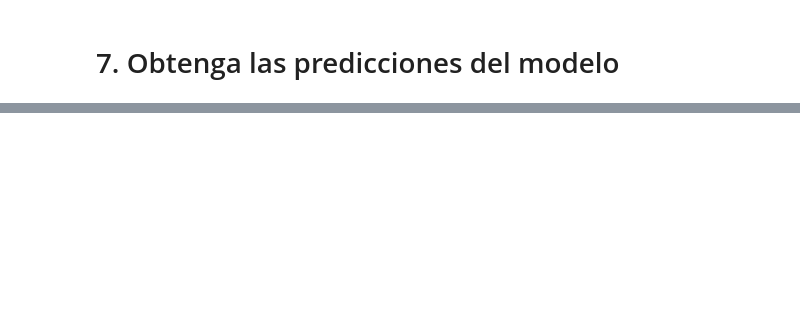
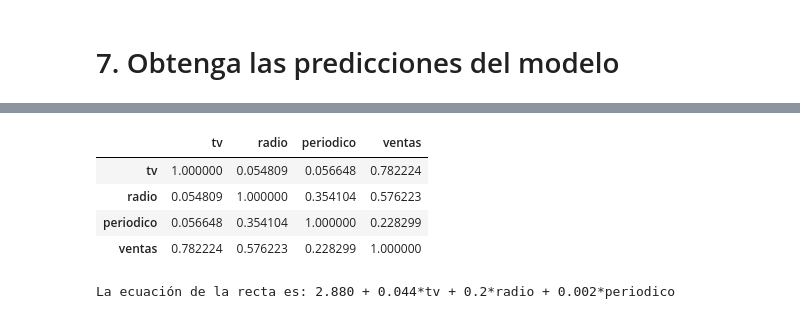
Before and after one commit to DiegoAvilarce/bootcamp-awakelab, a Jupyter notebook: ejercicio3_5.ipynb, the cells around one changed output, grey strips where cells are left out. Cells and saved outputs as stored; diff of their text form; code cells hidden in the pictures; blank space fills up the shorter version.

```diff
--- a/ejercicio3_5.ipynb
+++ b/ejercicio3_5.ipynb
@@ -249,0 +271,10 @@ axs[2].legend(['y', 'prediccion'])
+# %%
+# Generar matriz de correlación
+corr_matrix = datos.corr()
+corr_matrix
+# %% [output]
+|  | tv | radio | periodico | ventas |
+| tv | 1.000000 | 0.054809 | 0.056648 | 0.782224 |
+| radio | 0.054809 | 1.000000 | 0.354104 | 0.576223 |
+| periodico | 0.056648 | 0.354104 | 1.000000 | 0.228299 |
+| ventas | 0.782224 | 0.576223 | 0.228299 | 1.000000 |
@@ -249,0 +285,4 @@ axs[2].legend(['y', 'prediccion'])
+# %%
+print(f"La ecuación de la recta es: {modelo_lineal.intercept_:.3f} + {round(modelo_lineal.coef_[0],3)}*tv + {round(modelo_lineal.coef_[1],3)}*radio + {round(modelo_lineal.coef_[2],3)}*periodico")
+# %% [output]
+La ecuación de la recta es: 2.880 + 0.044*tv + 0.2*radio + 0.002*periodico
```
Also changed, not shown: parts of 12 cells of this notebook, 3 other files.
